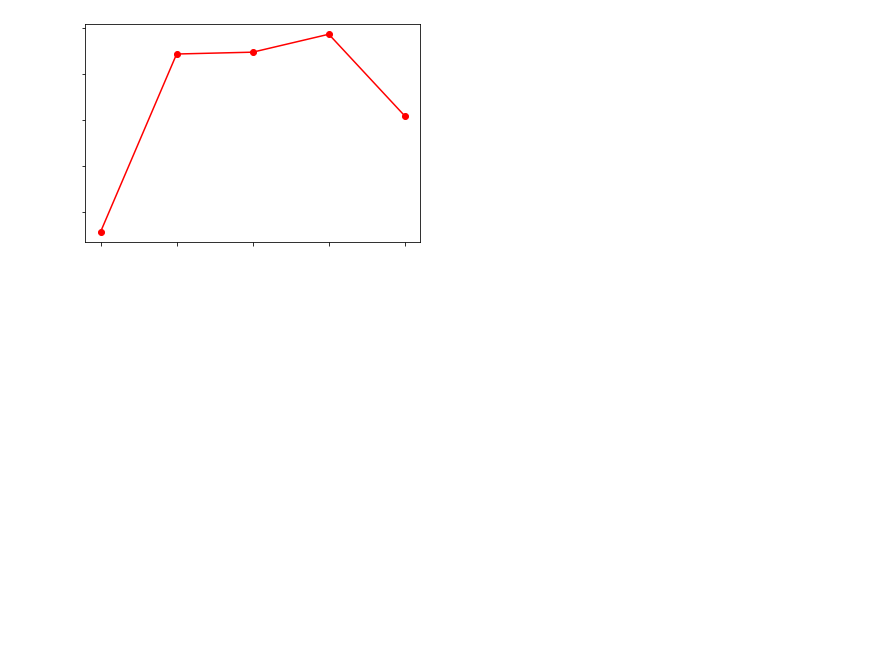
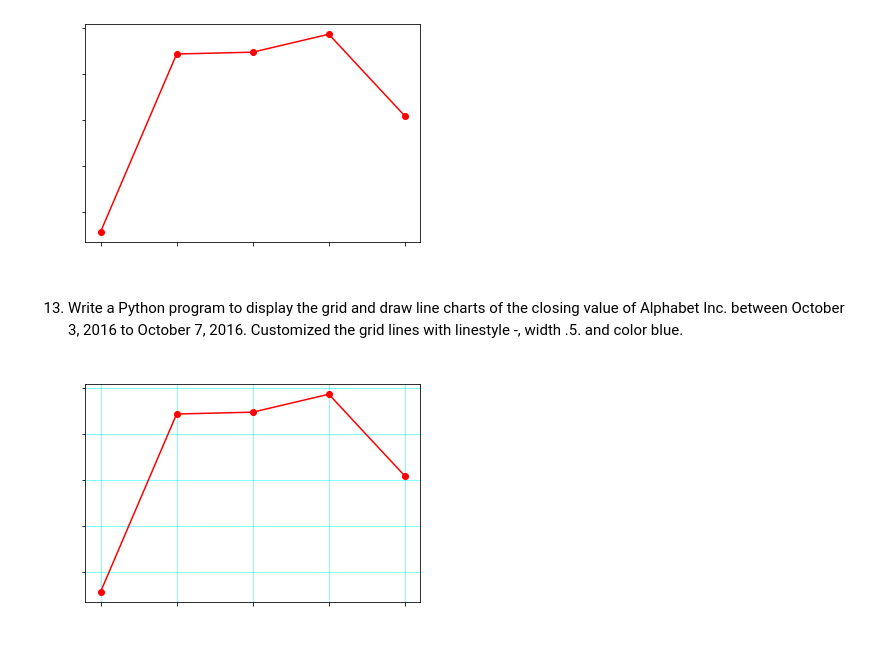
Before and after one commit to shaikhfarzana/Python-Libraries, a Jupyter notebook: Mathplotlib_Problems/Matplotlib_Problems.ipynb, the cells around one changed output. Cells and saved outputs as stored; diff of their text form; code cells hidden in the pictures; blank space fills up the shorter version.

Commit message:
[Farzana] Add: Python program to customise grid.

```diff
--- a/Mathplotlib_Problems/Matplotlib_Problems.ipynb
+++ b/Mathplotlib_Problems/Matplotlib_Problems.ipynb
@@ -419,3 +419,62 @@ if __name__ == "__main__":
         to_create_multiple_type_charts()
 # %% [output]
 [figure]
+# %% [markdown]
+13.  Write a Python program to display the grid and draw line charts of the closing value of Alphabet Inc. between October 3, 2016 to October 7, 2016. Customized the grid lines with linestyle -, width .5. and color blue.
+# %%
+import datetime as DT
+from matplotlib import pyplot as plt
+from matplotlib.dates import date2num
+
+def to_customise_grid_lines():
+   """
+       Description:
+          Function is used to customise grid lines.
+       Parameter:
+          No parameter required.
+       Return:
+          Returns nothing.
+    """
+
+   data = [(DT.datetime.strptime('2016-10-03', "%Y-%m-%d"), 772.559998),
+         (DT.datetime.strptime('2016-10-04', "%Y-%m-%d"), 776.429993),
+         (DT.datetime.strptime('2016-10-05', "%Y-%m-%d"), 776.469971),
+         (DT.datetime.strptime('2016-10-06', "%Y-%m-%d"), 776.859985),
+         (DT.datetime.strptime('2016-10-07', "%Y-%m-%d"), 775.080017 )]
+
+   x = [date2num(date) for (date, value) in data]
+   y = [value for (date, value) in data]
+
+   fig = plt.figure()
+
+   graph = fig.add_subplot(111)
+
+   # Plot the data as a red line with round markers
+   graph.plot(x,y,'r-o')
+
+   # Set the xtick locations
+   graph.set_xticks(x)
+
+   # Set the xtick labels
+   graph.set_xticklabels(
+         [date.strftime("%Y-%m-%d") for (date, value) in data]
+         )
+
+   # naming the x axis
+   plt.xlabel('Date')
+   # naming the y axis
+   plt.ylabel('Closing Value')
+   # giving a title
+   plt.title('Closing stock value of Alphabet Inc.', color='white')
+   # Customize the grid
+   plt.grid(linestyle='-', linewidth='0.5', color='cyan')
+   plt.xlabel('x-axis', color= 'white')
+   plt.ylabel('y-axis', color = 'white')
+   plt.xticks( color = 'white')
+   plt.yticks( color = 'white')
+   plt.show()
+
+if __name__ == "__main__":
+    to_customise_grid_lines()
+# %% [output]
+[figure, added]
```
